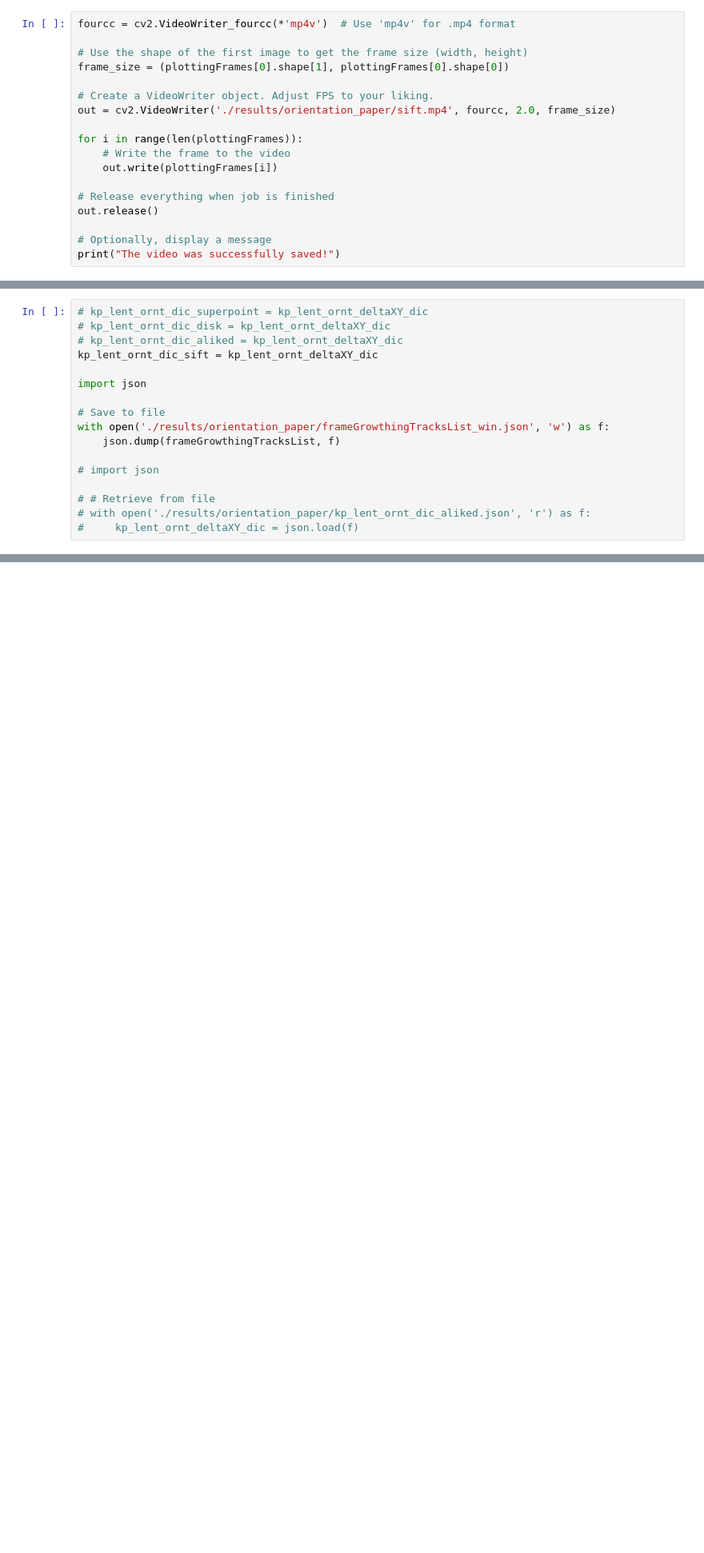
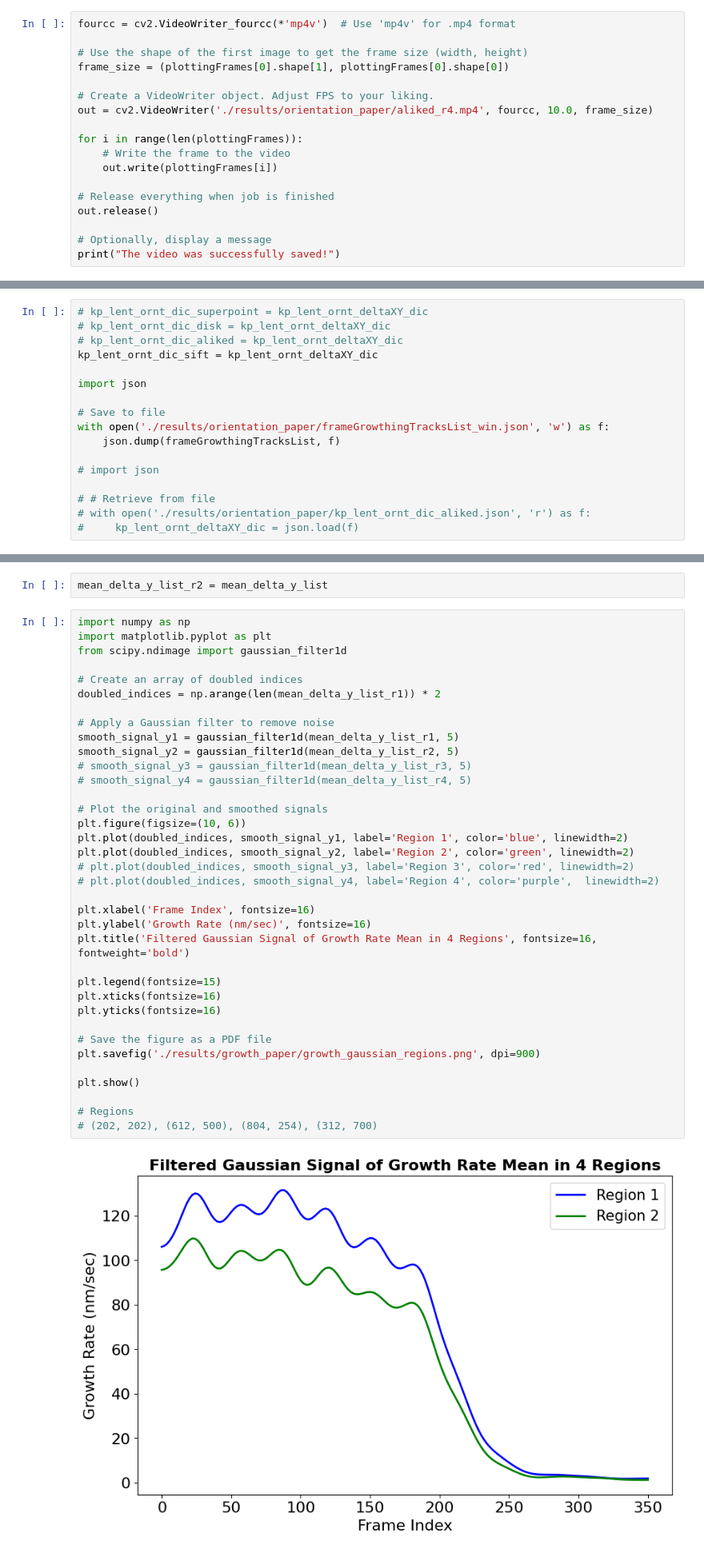
Before and after one commit to kavehsfv/LightFeatureTracking, a Jupyter notebook: Algorithm.ipynb, the cells around one changed output, grey strips where cells are left out. Shown at 80% size. Cells and saved outputs as stored; diff of their text form; blank space fills up the shorter version.

```diff
--- a/Algorithm.ipynb
+++ b/Algorithm.ipynb
@@ -343,7 +217,7 @@ fourcc = cv2.VideoWriter_fourcc(*'mp4v')  # Use 'mp4v' for .mp4 format
 frame_size = (plottingFrames[0].shape[1], plottingFrames[0].shape[0])
 
 # Create a VideoWriter object. Adjust FPS to your liking.
-out = cv2.VideoWriter('./results/orientation_paper/sift.mp4', fourcc, 2.0, frame_size)
+out = cv2.VideoWriter('./results/orientation_paper/aliked_r4.mp4', fourcc, 10.0, frame_size)
 
 for i in range(len(plottingFrames)):
     # Write the frame to the video
@@ -445,0 +327,40 @@ plt.show()
+# %%
+mean_delta_y_list_r2 = mean_delta_y_list
+# %%
+import numpy as np
+import matplotlib.pyplot as plt
+from scipy.ndimage import gaussian_filter1d
+
+# Create an array of doubled indices
+doubled_indices = np.arange(len(mean_delta_y_list_r1)) * 2
+
+# Apply a Gaussian filter to remove noise
+smooth_signal_y1 = gaussian_filter1d(mean_delta_y_list_r1, 5)
+smooth_signal_y2 = gaussian_filter1d(mean_delta_y_list_r2, 5)
+# smooth_signal_y3 = gaussian_filter1d(mean_delta_y_list_r3, 5)
+# smooth_signal_y4 = gaussian_filter1d(mean_delta_y_list_r4, 5)
+
+# Plot the original and smoothed signals
+plt.figure(figsize=(10, 6))
+plt.plot(doubled_indices, smooth_signal_y1, label='Region 1', color='blue', linewidth=2)
+plt.plot(doubled_indices, smooth_signal_y2, label='Region 2', color='green', linewidth=2)
+# plt.plot(doubled_indices, smooth_signal_y3, label='Region 3', color='red', linewidth=2)
+# plt.plot(doubled_indices, smooth_signal_y4, label='Region 4', color='purple',  linewidth=2)
+
+plt.xlabel('Frame Index', fontsize=16)
+plt.ylabel('Growth Rate (nm/sec)', fontsize=16)
+plt.title('Filtered Gaussian Signal of Growth Rate Mean in 4 Regions', fontsize=16, fontweight='bold')
+
+plt.legend(fontsize=15)
+plt.xticks(fontsize=16)
+plt.yticks(fontsize=16)
+
+# Save the figure as a PDF file
+plt.savefig('./results/growth_paper/growth_gaussian_regions.png', dpi=900)
+
+plt.show()
+
+# Regions
+# (202, 202), (612, 500), (804, 254), (312, 700)
+# %% [output]
+[figure, added]
```
Also changed, not shown: parts of 15 cells of this notebook, 1 other file.
